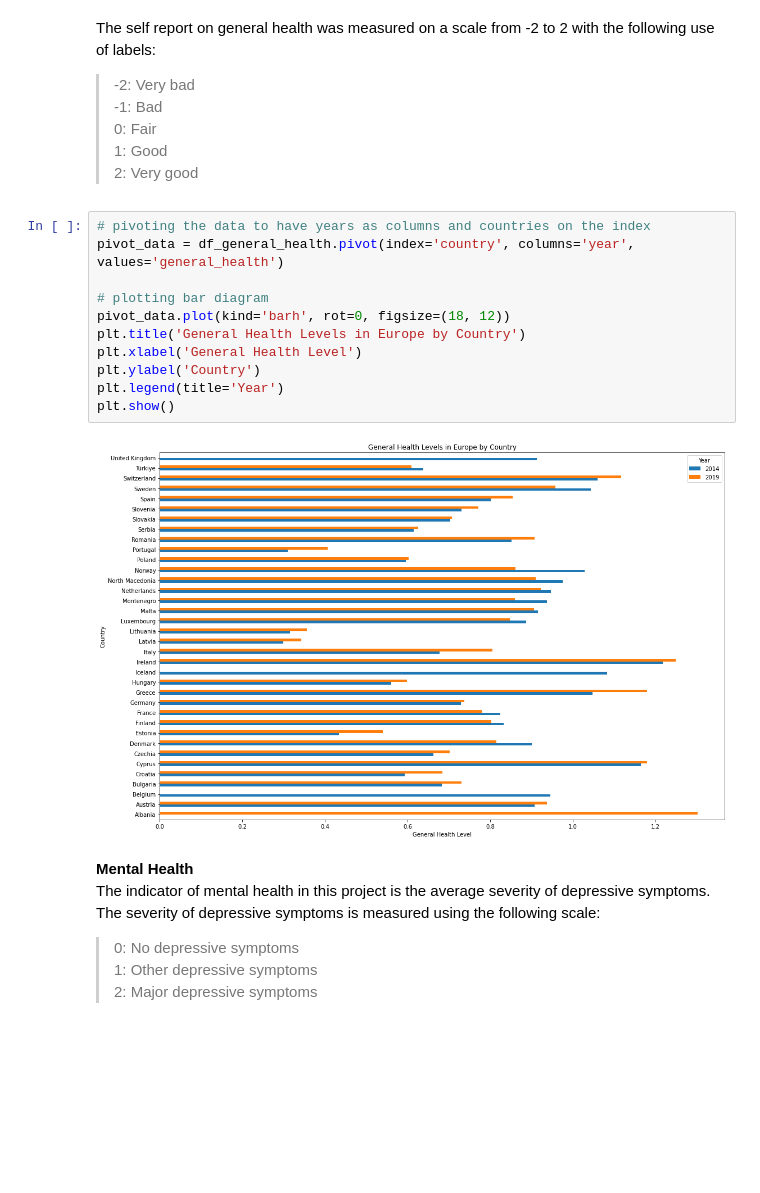
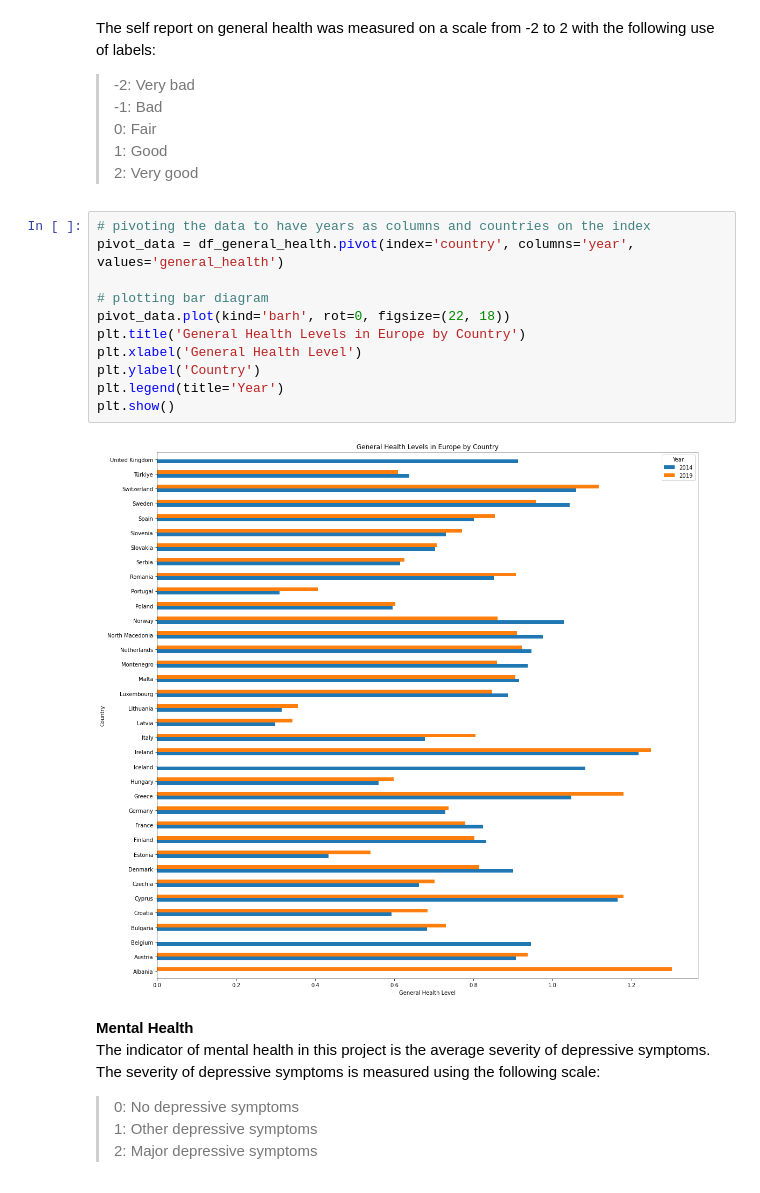
Before and after one commit to leoniefaerber/made-template-ws2324, a Jupyter notebook: project/report.ipynb, the cells around one changed output. Cells and saved outputs as stored; diff of their text form; blank space fills up the shorter version.

```diff
--- a/project/report.ipynb
+++ b/project/report.ipynb
@@ -157,16 +159,16 @@ The self report on general health was measured on a scale from -2 to 2 with the
 # %%
 # pivoting the data to have years as columns and countries on the index
 pivot_data = df_general_health.pivot(index='country', columns='year', values='general_health')
 
 # plotting bar diagram
-pivot_data.plot(kind='barh', rot=0, figsize=(18, 12))
+pivot_data.plot(kind='barh', rot=0, figsize=(22, 18))
 plt.title('General Health Levels in Europe by Country')
 plt.xlabel('General Health Level')
 plt.ylabel('Country')
 plt.legend(title='Year')
 plt.show()
 # %% [output]
-[figure, old version]
+[figure, new version]
 # %% [markdown]
 **Mental Health**
 The indicator of mental health in this project is the average severity of depressive symptoms. The severity of depressive symptoms is measured using the following scale:
```
Also changed, not shown: parts of 10 cells of this notebook, 1 other file.
